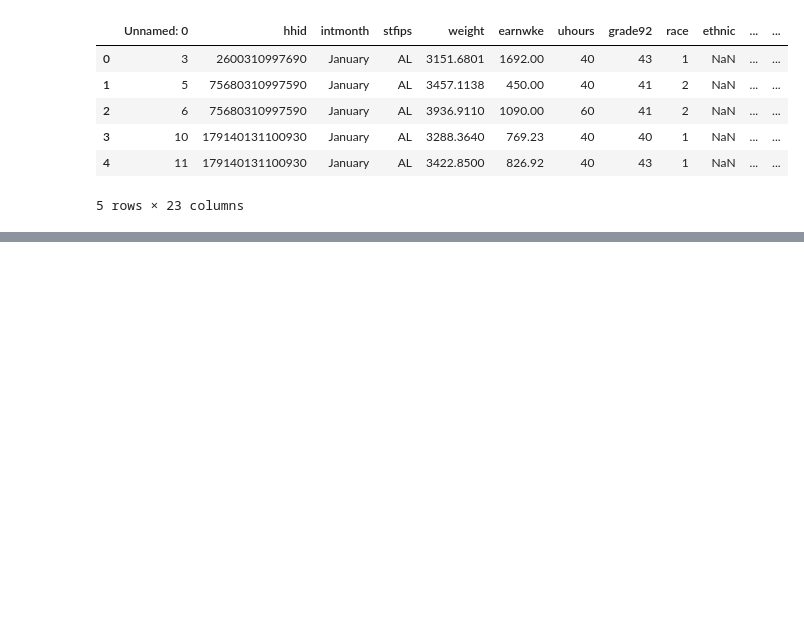
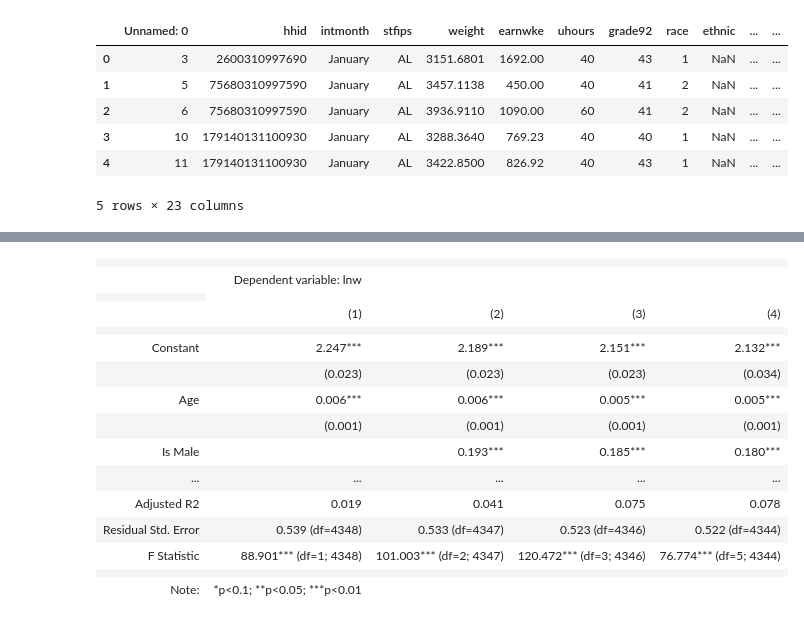
Before and after one commit to 00Dabide/DA3-Assignment-1, a Jupyter notebook: Assignment-1.ipynb, the cells around one changed output, grey strips where cells are left out. Cells and saved outputs as stored; diff of their text form; code cells hidden in the pictures; blank space fills up the shorter version.

Commit message:
Add new variables & Made 4 models

```diff
--- a/Assignment-1.ipynb
+++ b/Assignment-1.ipynb
@@ -68,0 +141,56 @@ data
+# %%
+# Models for lnw:
+
+# Model1: age
+reg1 = smf.ols(formula="lnw~age", data=data).fit(cov_type = "HC1")
+
+# Model2: age + male
+reg2 = smf.ols(formula="lnw~age+male", data=data).fit(cov_type = "HC1")
+
+# Model3: age + male + grade
+reg3 = smf.ols(formula="lnw~age+male+IsAssoc", data=data).fit(cov_type = "HC1")
+
+# Model4: age + male + grade + union member + class
+reg4 = smf.ols(formula="lnw~age+male+IsAssoc+unionmme+Private", data=data).fit(cov_type = "HC1")
+# %%
+stargazer = Stargazer([reg1,reg2,reg3,reg4])
+
+stargazer.covariate_order(
+    [
+        "Intercept",
+        "age",
+        "male[T.True]",
+        "IsAssoc[T.True]",
+        "unionmme[T.True]",
+        "Private[T.True]",
+    ]
+)
+stargazer.rename_covariates(
+    {
+        "Intercept": "Constant",
+        "age": "Age",
+        "male[T.True]": "Is Male",
+        "IsAssoc[T.True]": "Is Associate",
+        "unionmme[T.True]": "Is Unionmember",
+        "Private[T.True]": "Is at Private firm",
+    }
+)
+
+stargazer
+# %% [output]
+|  |  |  |  |  |
+|  | Dependent variable: lnw |  |  |  |
+|  |
+|  | (1) | (2) | (3) | (4) |
+|  |  |  |  |  |
+| Constant | 2.247*** | 2.189*** | 2.151*** | 2.132*** |
+|  | (0.023) | (0.023) | (0.023) | (0.034) |
+| Age | 0.006*** | 0.006*** | 0.005*** | 0.005*** |
+|  | (0.001) | (0.001) | (0.001) | (0.001) |
+| Is Male |  | 0.193*** | 0.185*** | 0.180*** |
+| ... | ... | ... | ... | ... |
+| Adjusted R2 | 0.019 | 0.041 | 0.075 | 0.078 |
+| Residual Std. Error | 0.539 (df=4348) | 0.533 (df=4347) | 0.523 (df=4346) | 0.522 (df=4344) |
+| F Statistic | 88.901*** (df=1; 4348) | 101.003*** (df=2; 4347) | 120.472*** (df=3; 4346) | 76.774*** (df=5; 4344) |
+|  |  |  |  |  |
+| Note: | *p<0.1; **p<0.05; ***p<0.01 |  |  |  |
```
Also changed, not shown: parts of 5 cells of this notebook.
